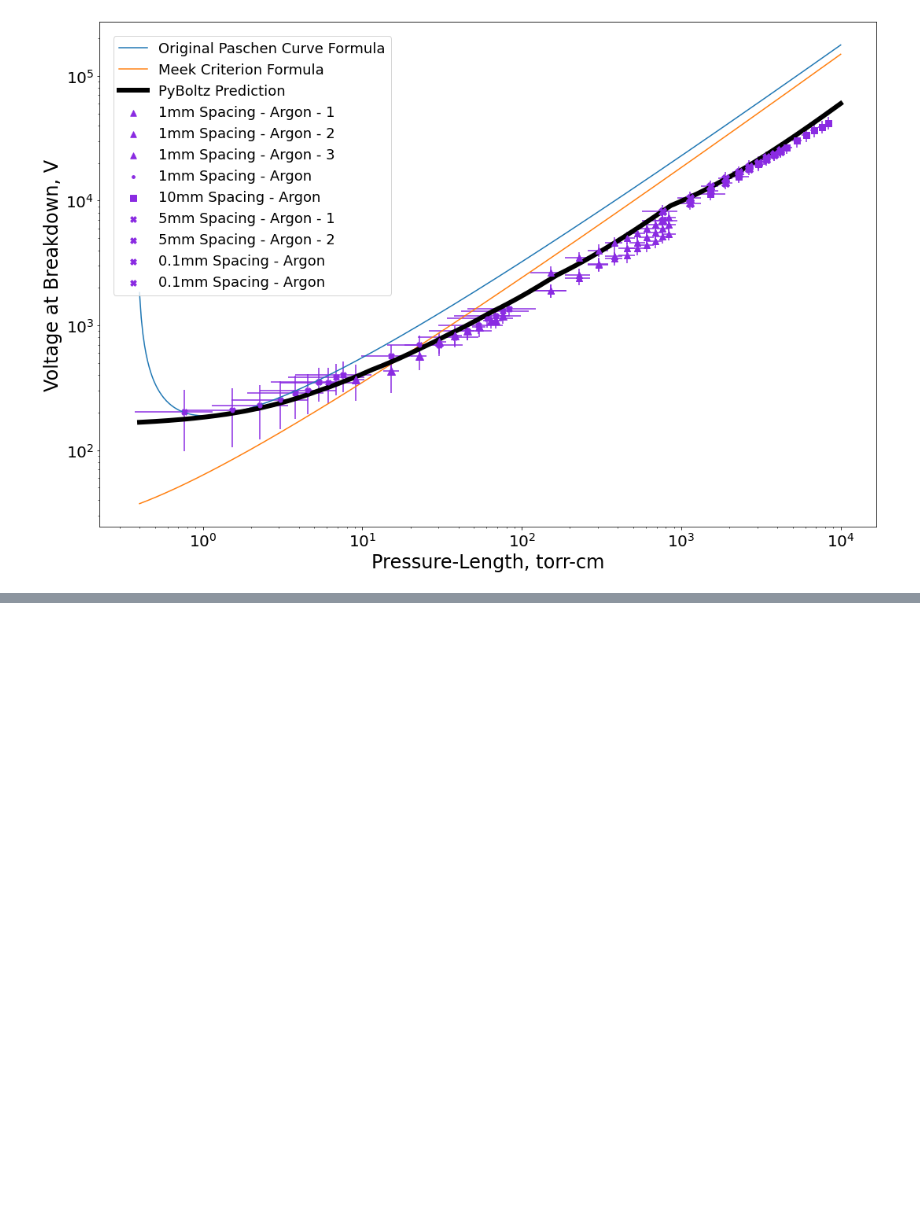
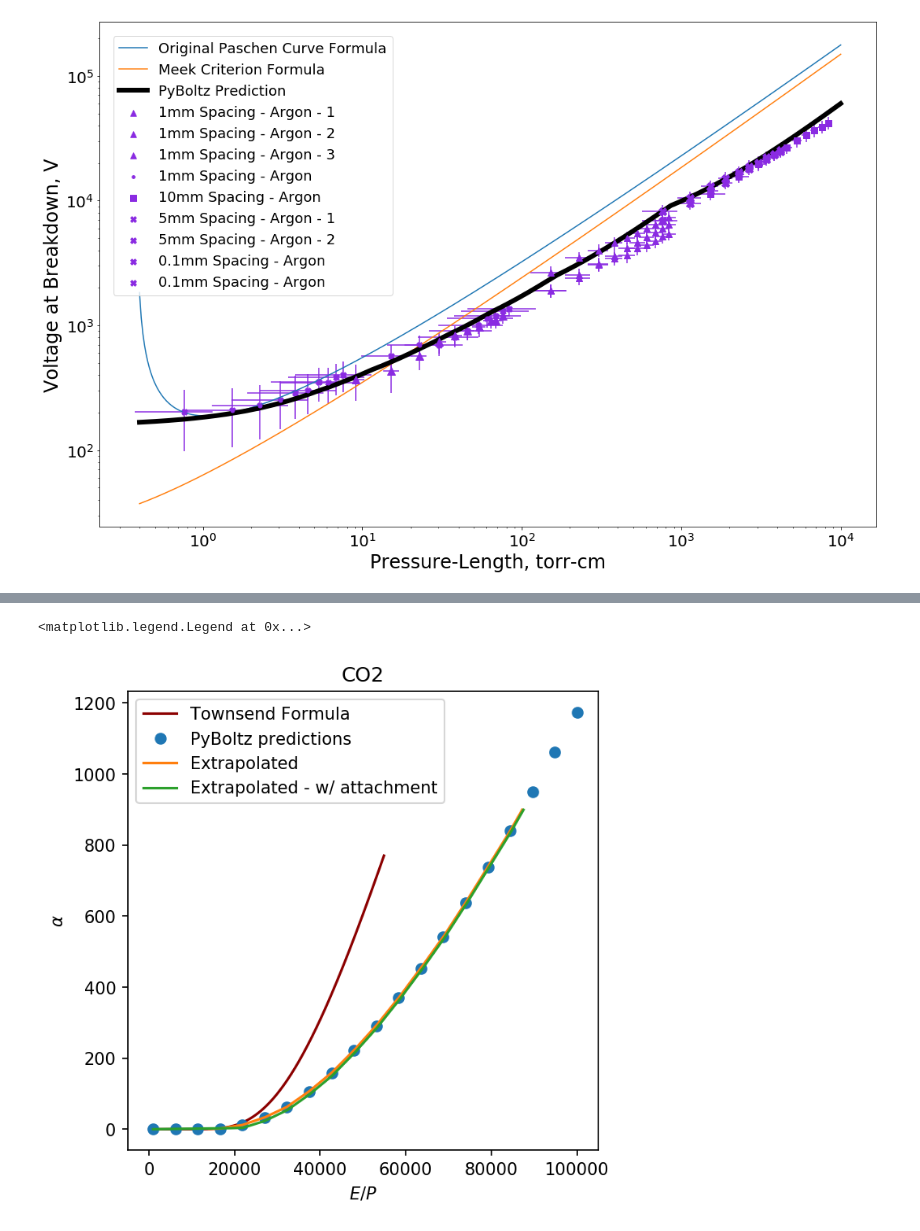
Before and after one commit to UTA-REST/HVBreakdown, a Jupyter notebook: HVplot.ipynb, the cells around one changed output, grey strips where cells are left out. Drawn from its saved outputs; the diff is of its cells as text; code cells hidden in the pictures; blank space fills up the shorter version.

```diff
--- a/HVplot.ipynb
+++ b/HVplot.ipynb
@@ -449,0 +492,21 @@ plt.ylim(0,2000)
+# %%
+plt.figure(figsize=(5,5),dpi=150)
+Erange=np.arange(100,55000,100)
+CO2=pd.read_csv("./PyBoltzCO2_1bar.csv")
+
+plt.plot(Erange, Aco*750*np.exp(-Bco*750/Erange),color='DarkRed',label='Townsend Formula')
+alphafuncCO2=interpolate.interp1d(CO2.TownsendAlpha,CO2.EField/750,bounds_error=False,fill_value='extrapolate')
+betafuncCO2=interpolate.interp1d(CO2.TownsendAlpha-CO2.Attachment,CO2.EField/750,bounds_error=False,fill_value='extrapolate')
+
+plt.plot(CO2.EField, CO2.TownsendAlpha,'o',label='PyBoltz predictions')
+
+alphas=np.arange(0,900,1)
+plt.plot(alphafuncCO2(alphas)*750,alphas,label='Extrapolated')
+plt.plot(betafuncCO2(alphas)*750,alphas,label='Extrapolated - w/ attachment')
+plt.title("CO2")
+plt.xlabel(r"$E/P$")
+plt.ylabel(r"$\alpha$")
+plt.legend(loc='upper left')
+# %% [output]
+<matplotlib.legend.Legend at 0x...>
+[figure, added]
```
Also changed, not shown: parts of 11 cells of this notebook.
